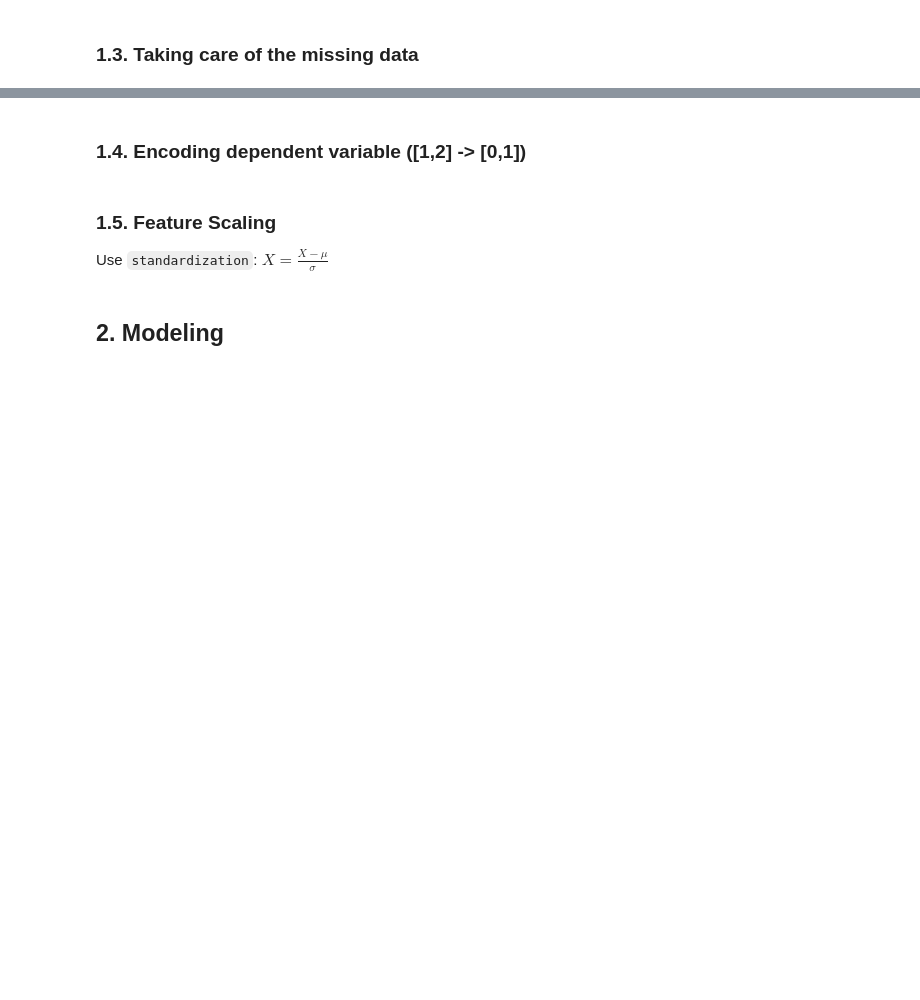
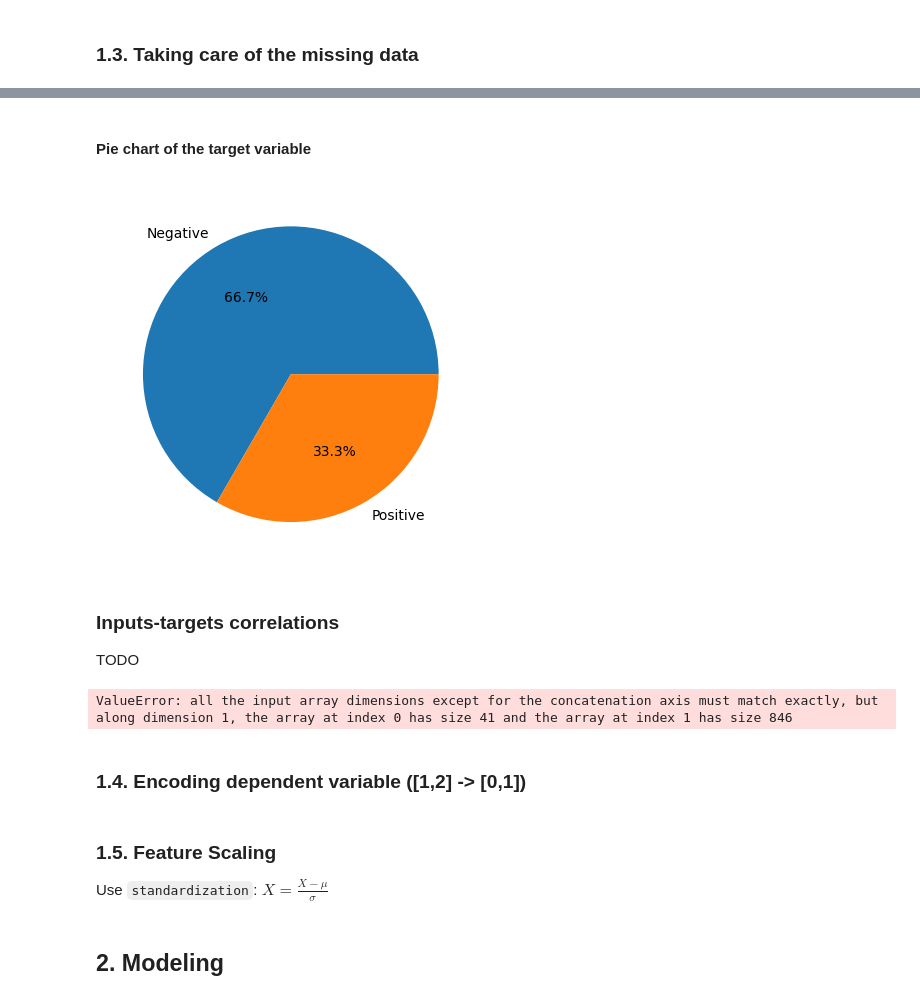
Before and after one commit to bl4ko/Biodegradability-of-Chemicals, a Jupyter notebook: Prediction.ipynb, the cells around one changed output, grey strips where cells are left out. Drawn from its saved outputs; the diff is of its cells as text; code cells hidden in the pictures; blank space fills up the shorter version.

```diff
--- a/Prediction.ipynb
+++ b/Prediction.ipynb
@@ -117,3 +184,43 @@ X_test = imputer.transform(X_test)
+# %% [markdown]
+#### Pie chart of the target variable
+# %%
+# Create a piechart of the target variable
+negative = np.sum(y_train == 1)
+positive = np.sum(y_train == 2)
+
+plt.pie([negative, positive], labels=["Negative", "Positive"], autopct="%1.1f%%")
+plt.show()
+# %% [output]
+[figure, added]
+# %% [markdown]
+### Inputs-targets correlations
+
+TODO
+# %%
+# Compute the correlation coefficient between each feature and the target
+corr = np.abs(np.corrcoef(X_train, y_train)[0, 1:])
+
+# Sort the features by their correlation coefficient
+sorted_idx = np.argsort(corr)[::-1]
+
+# Create a figure and axis
+fig, ax = plt.subplots()
+
+# Plot the correlation coefficients as a horizontal bar chart
+ax.barh(np.arange(X_train.shape[1]), corr[sorted_idx])
+
+# Set the yticks to show the feature indices
+ax.set_yticks(np.arange(X_train.shape[1]))
+
+# Set the ytick labels to show the feature names
+feature_names = ...  # list of feature names
+ax.set_yticklabels(np.array(feature_names)[sorted_idx])
+
+# Add a title and display the plot
+ax.set_title("Feature correlations")
+plt.show()
+# %% [output]
+ValueError: all the input array dimensions except for the concatenation axis must match exactly, but along dimension 1, the array at index 0 has size 41 and the array at index 1 has size 846
 # %% [markdown]
 ### 1.4. Encoding dependent variable ([1,2] -> [0,1])
 # %%
```
Also changed, not shown: parts of 5 cells of this notebook, 1 other file.
